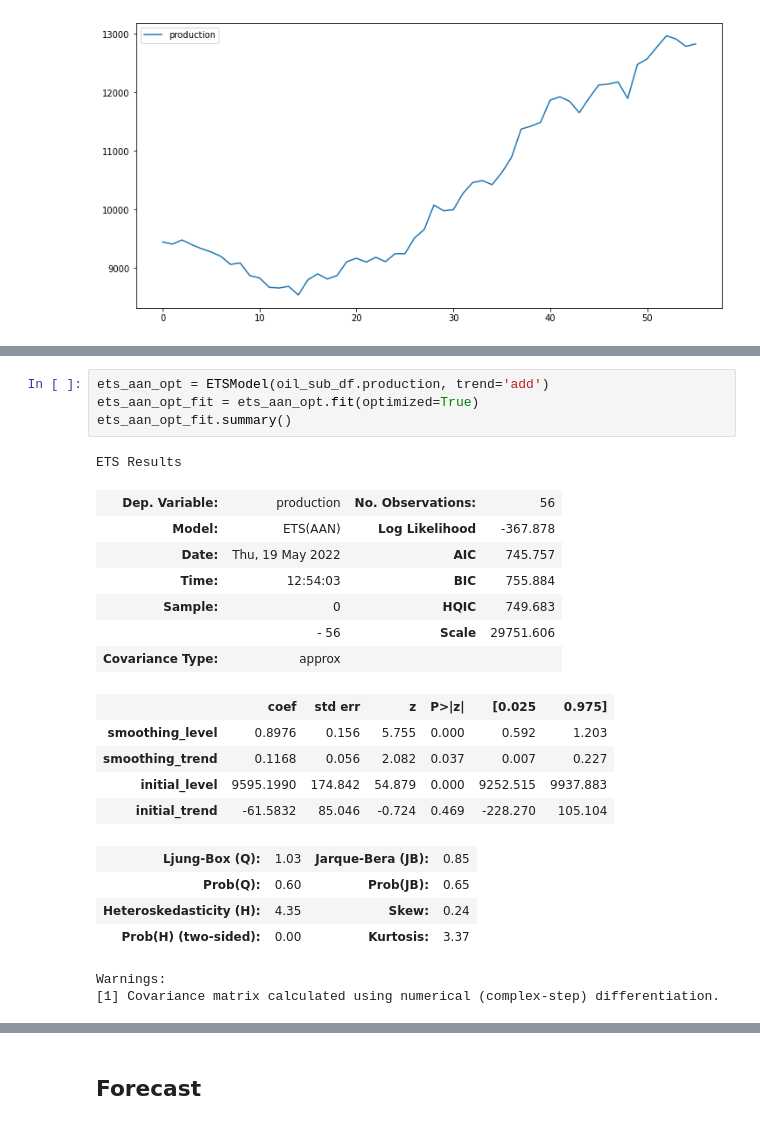
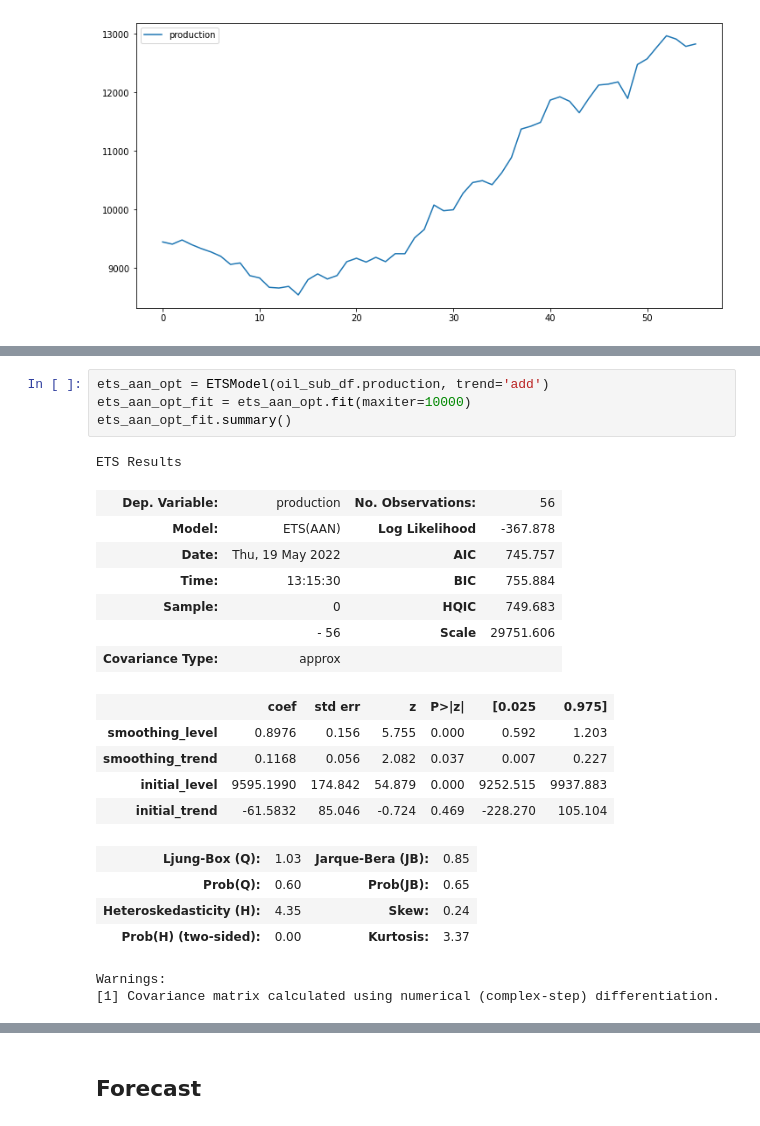
Before and after one commit to swilsonmfc/timeseries, a Jupyter notebook: Smoothing.ipynb, the cells around one changed output, grey strips where cells are left out. Drawn from its saved outputs; the diff is of its cells as text.

```diff
--- a/Smoothing.ipynb
+++ b/Smoothing.ipynb
@@ -531,14 +531,14 @@ Warnings:
 [1] Covariance matrix calculated using numerical (complex-step) differentiation.
 # %%
 ets_aan_opt = ETSModel(oil_sub_df.production, trend='add')
-ets_aan_opt_fit = ets_aan_opt.fit(optimized=True)
+ets_aan_opt_fit = ets_aan_opt.fit(maxiter=10000)
 ets_aan_opt_fit.summary()
 # %% [output]
 ETS Results
 | Dep. Variable: | production | No. Observations: | 56 |
 | Model: | ETS(AAN) | Log Likelihood | -367.878 |
 | Date: | Thu, 19 May 2022 | AIC | 745.757 |
-| Time: | 12:54:03 | BIC | 755.884 |
+| Time: | 13:15:30 | BIC | 755.884 |
 | Sample: | 0 | HQIC | 749.683 |
 |  | - 56 | Scale | 29751.606 |
 | Covariance Type: | approx |  |  |
```
Also changed, not shown: parts of 19 cells of this notebook.
